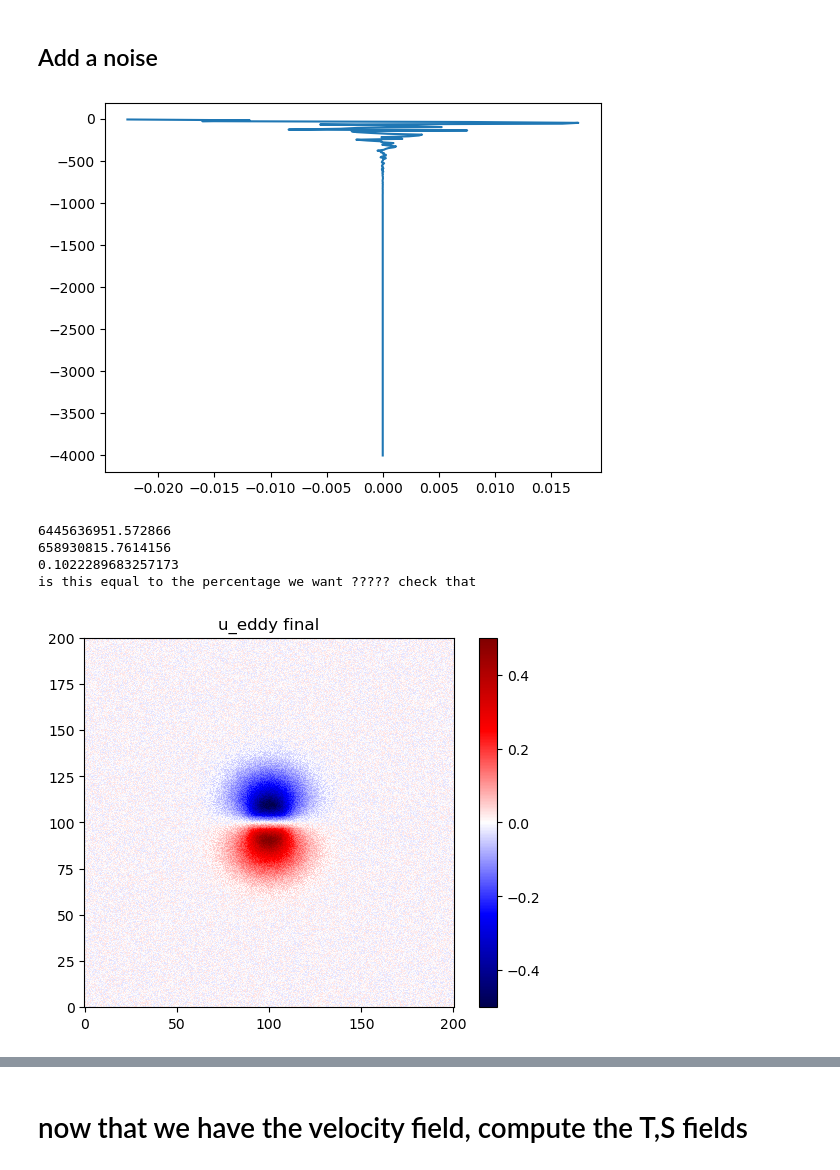
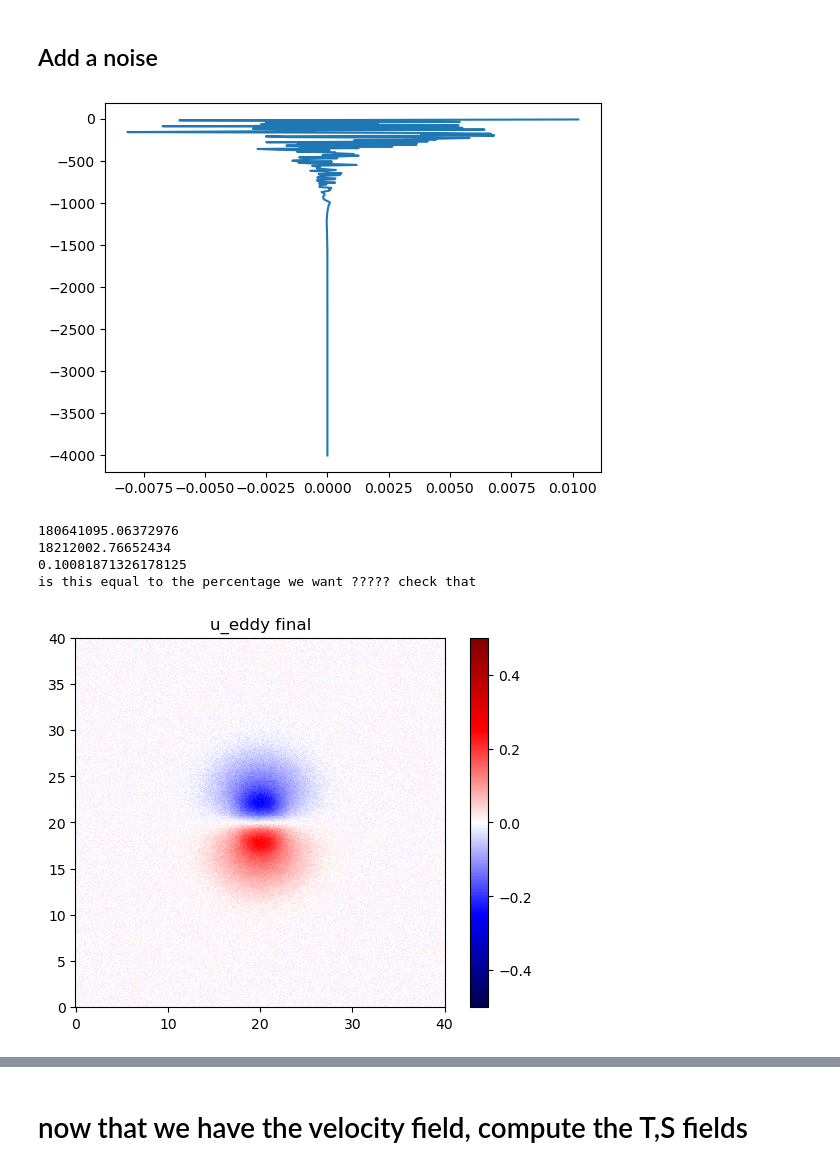
Before and after one commit to demarez/ice-eddy, a Jupyter notebook: INIT/Initiate_vortex.ipynb, the cells around one changed output, grey strips where cells are left out. Drawn from its saved outputs; the diff is of its cells as text; code cells hidden in the pictures.

```diff
--- a/INIT/Initiate_vortex.ipynb
+++ b/INIT/Initiate_vortex.ipynb
@@ -156,7 +157,7 @@ path_root='/data/hpcflash/users/josnez/Oceananigans/ICE-EDDY_wJ/V0/'
 # run_name='AC-0-noise10percent/'
 run_name='C-0-noise10percent/'
 run_name='C-0'
-run_name='C-6-noise10percent/'
+run_name='C-10-noise10percent_only_salt_BiH/'
 #*****
 
 
@@ -185,11 +186,27 @@ if run_name=='C-1-noise10percent/':
     add_noise='yes'
 
 
-if run_name=='C-6-noise10percent/':
+if run_name=='C-7-noise10percent_only_salt_BiH/':
     type_eddy = 1
     V0_eddy              = 0.5
     R_eddy               = 10e3
-    H_eddy               = 100
+    H_eddy               = 200
+
+    add_noise='yes'
+
+if run_name=='C-9-noise10percent_only_salt_BiH/':
+    type_eddy = 1
+    V0_eddy              = 0.25
+    R_eddy               = 10e3
+    H_eddy               = 200
+
+    add_noise='yes'
+
+if run_name=='C-10-noise10percent_only_salt_BiH/':
+    type_eddy = 1
+    V0_eddy              = 0.25
+    R_eddy               = 2.5e3
+    H_eddy               = 200
 
     add_noise='yes'
 
@@ -210,10 +227,10 @@ except:
 
 # Define dimensions of grid.
 
-Lx,Ly=200e3,200e3 #good for eddy size R=10e3
+Lx,Ly=40e3,40e3 #good for eddy size R=10e3
 
-dx=500 #in meters #LR : 2e3
-dy=500
+dx=100 #in meters #LR : 2e3
+dy=100
 ngrid_z = 100
 
 ngrid_x = int(Lx/dx)
@@ -533,8 +552,8 @@ if add_noise=='yes':
 
     # it has to be correctly set up
 
-    Anoise=0.033 #for about 10%
-
+    # Anoise=0.01558 #for about 10%
+    Anoise=0.0189 #for about 10%
 
     noise_u = Anoise*(2*np.random.rand(u_eddy.shape[0],u_eddy.shape[1],u_eddy.shape[2])-1)*Vvertical( zr, posz_eddy , H_eddy )
     noise_v = Anoise*(2*np.random.rand(u_eddy.shape[0],u_eddy.shape[1],u_eddy.shape[2])-1)*Vvertical( zr, posz_eddy , H_eddy )
@@ -556,36 +575,36 @@ if add_noise=='yes':
     #target the one we want : around 1 percent
     print("is this equal to the percentage we want ????? check that")
 
 
     u_eddy_new=u_eddy+noise_u
     v_eddy_new=v_eddy+noise_v
 
 
 
     plt.figure()
     plt.subplot(aspect='equal')
     plt.title('u_eddy final')
     plt.pcolormesh((xx)/1e3,(yy)/1e3,u_eddy_new[0],vmin=-0.5,vmax=0.5,cmap='seismic')
     plt.colorbar()
     #plt.axis([-500,500,-500,500])
     plt.show()
 
     plt.figure()
     plt.subplot(aspect='equal')
     plt.title('v_eddy final')
     plt.pcolormesh((xx)/1e3,(yy)/1e3,v_eddy_new[0],vmin=-0.5,vmax=0.5,cmap='seismic')
     plt.colorbar()
     #plt.axis([-500,500,-500,500])
     plt.show()
 
 else:
 
     u_eddy_new=u_eddy
     v_eddy_new=v_eddy
 # %% [output]
-[figure, old version]
+[figure, new version]
-6445636951.572866
-658930815.7614156
-0.1022289683257173
+180641095.06372976
+18212002.76652434
+0.10081871326178125
 is this equal to the percentage we want ????? check that
-[figure, old version]
+[figure, new version]
```
Also changed, not shown: parts of 15 cells of this notebook, 7 other files.
